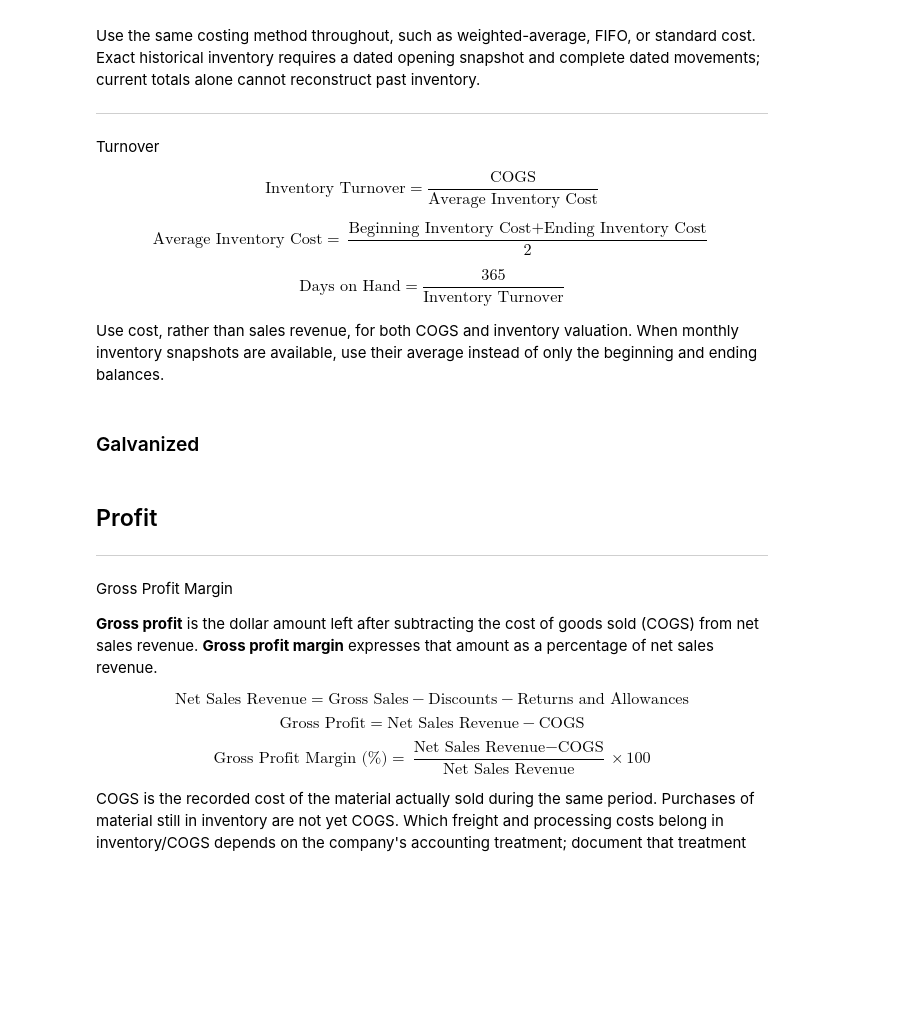
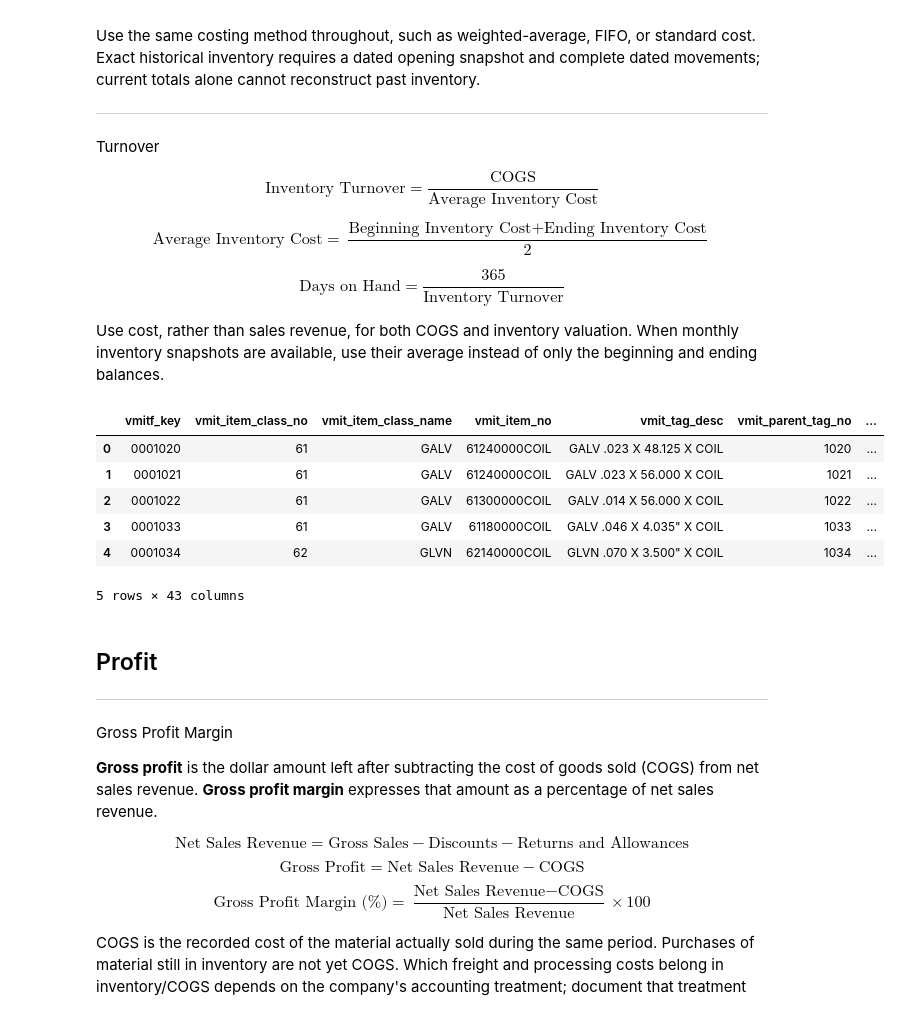
Before and after one commit to pedrokawa19/Senior_Design_7, a Jupyter notebook: code/python/sandbox/sandbox.ipynb, the cells around one changed output. Cells and saved outputs as stored; diff of their text form; code cells hidden in the pictures; blank space fills up the shorter version.

```diff
--- a/code/python/sandbox/sandbox.ipynb
+++ b/code/python/sandbox/sandbox.ipynb
@@ -103,6 +105,11 @@ order_history_lines_clean_df = all_dfs["order_history_lines_clean"]
 po_history_hdrs_clean_df = all_dfs["po_history_hdrs_clean"]
 po_history_lines_clean_df = all_dfs["po_history_lines_clean"]
 vmitags_clean_df = all_dfs["vmitags_clean"]
+# %%
+# Make all dataframes accessible as individual variables
+
+current_inventory_df = all_dfs["current_inventory"]
+total_inv_df = all_dfs["po_to_sales_margin"]
 # %% [markdown]
 ### Create Full CSVs
 # %%
@@ -460,43 +452,16 @@ $$\text{Average Inventory Cost} = \frac{\text{Beginning Inventory Cost} + \text{
 $$\text{Days on Hand} = \frac{365}{\text{Inventory Turnover}}$$
 
 Use cost, rather than sales revenue, for both COGS and inventory valuation. When monthly inventory snapshots are available, use their average instead of only the beginning and ending balances.
-# %% [markdown]
-### Galvanized
 # %%
-# galv_po_lines_df = (po_history_lines_clean_df
-#                     .loc[
-#                         (po_history_lines_clean_df['POLN_ITEM_CLASS_NO'] == '61')
-#                         & (po_history_lines_clean_df['POLN_ITEM_DESC_PREF'] == 'GALV')])
-
-# galv_po_lines_df
-
-
-
-po_history_lines_clean_df
-
-order_history_lines_clean_df
-
-
-q = """
-select
-ordlf_key,
-ordlf_ordh_key,
-ordl_item_no,
-ordl_item_desc,
-ordl_item_class,
-date_format(oh.ordh_ord_date, '%Y-%m-%d') as ordh_ord_date,
-oh.ordh_cust_no as ordh_cust_no,
-ordl_order_qty,
-ordl_item_rev,
-ordl_item_cost,
-ordl_total_profit
-from order_history_lines_clean ol
-left join order_history_hdrs_clean oh
-on ol.ordlf_ordh_key = oh.ordhf_key
-order by ordh_ord_date desc
-"""
-
-simple_orders_line_df = run(q)
+total_inv_df.head()
+# %% [output]
+|  | vmitf_key | vmit_item_class_no | vmit_item_class_name | vmit_item_no | vmit_tag_desc | vmit_parent_tag_no | ... |
+| 0 | 0001020 | 61 | GALV | 61240000COIL | GALV .023 X 48.125 X COIL | 1020 | ... |
+| 1 | 0001021 | 61 | GALV | 61240000COIL | GALV .023 X 56.000 X COIL | 1021 | ... |
+| 2 | 0001022 | 61 | GALV | 61300000COIL | GALV .014 X 56.000 X COIL | 1022 | ... |
+| 3 | 0001033 | 61 | GALV | 61180000COIL | GALV .046 X 4.035" X COIL | 1033 | ... |
+| 4 | 0001034 | 62 | GLVN | 62140000COIL | GLVN .070 X 3.500" X COIL | 1034 | ... |
+5 rows × 43 columns
 # %% [markdown]
 ## Profit
 ___
```
Also changed, not shown: parts of 8 cells of this notebook, 6 other files.
